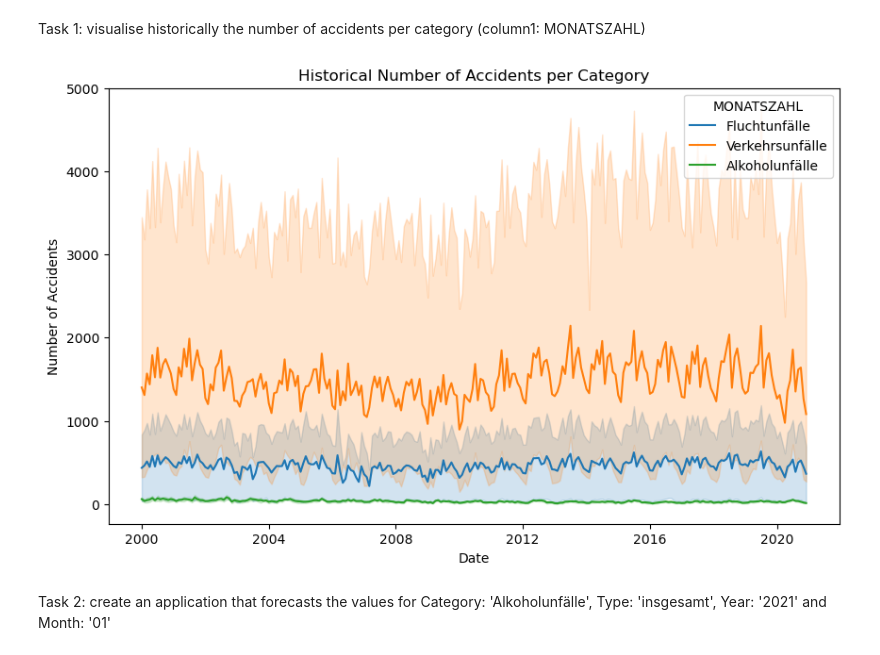
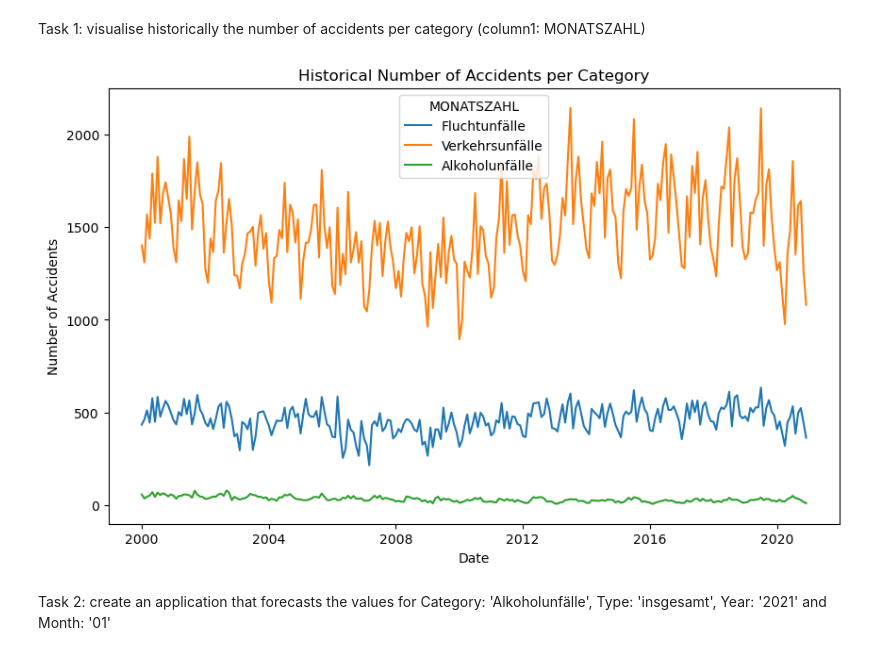
Before and after one commit to andreea-bodea/DPS_Challenge, a Jupyter notebook: DPD_Challenge_Mission1.ipynb, the cells around one changed output. Saved outputs shown, nothing was run; the diff lists cells and outputs as text; code cells hidden in the pictures.

Commit message:
Add files via upload
Turned off errorbars in seaborn visualization plot

```diff
--- a/DPD_Challenge_Mission1.ipynb
+++ b/DPD_Challenge_Mission1.ipynb
@@ -158,13 +158,13 @@ Length: 3, dtype: string
 Task 1: visualise historically the number of accidents per category (column1: MONATSZAHL)
 # %%
 plt.figure(figsize=(10, 6))
-sns.lineplot(x='MONAT', y='WERT', hue='MONATSZAHL', data=df)
+sns.lineplot(x='MONAT', y='WERT', hue='MONATSZAHL', data=df, ci=None)
 plt.title('Historical Number of Accidents per Category')
 plt.xlabel('Date')
 plt.ylabel('Number of Accidents')
 plt.show()
 # %% [output]
-[figure, old version]
+[figure, new version]
 # %% [markdown]
 Task 2: create an application that forecasts the values for Category: 'Alkoholunfälle', Type: 'insgesamt', Year: '2021' and Month: '01'
 # %%
```
Also changed, not shown: parts of 2 cells of this notebook.
